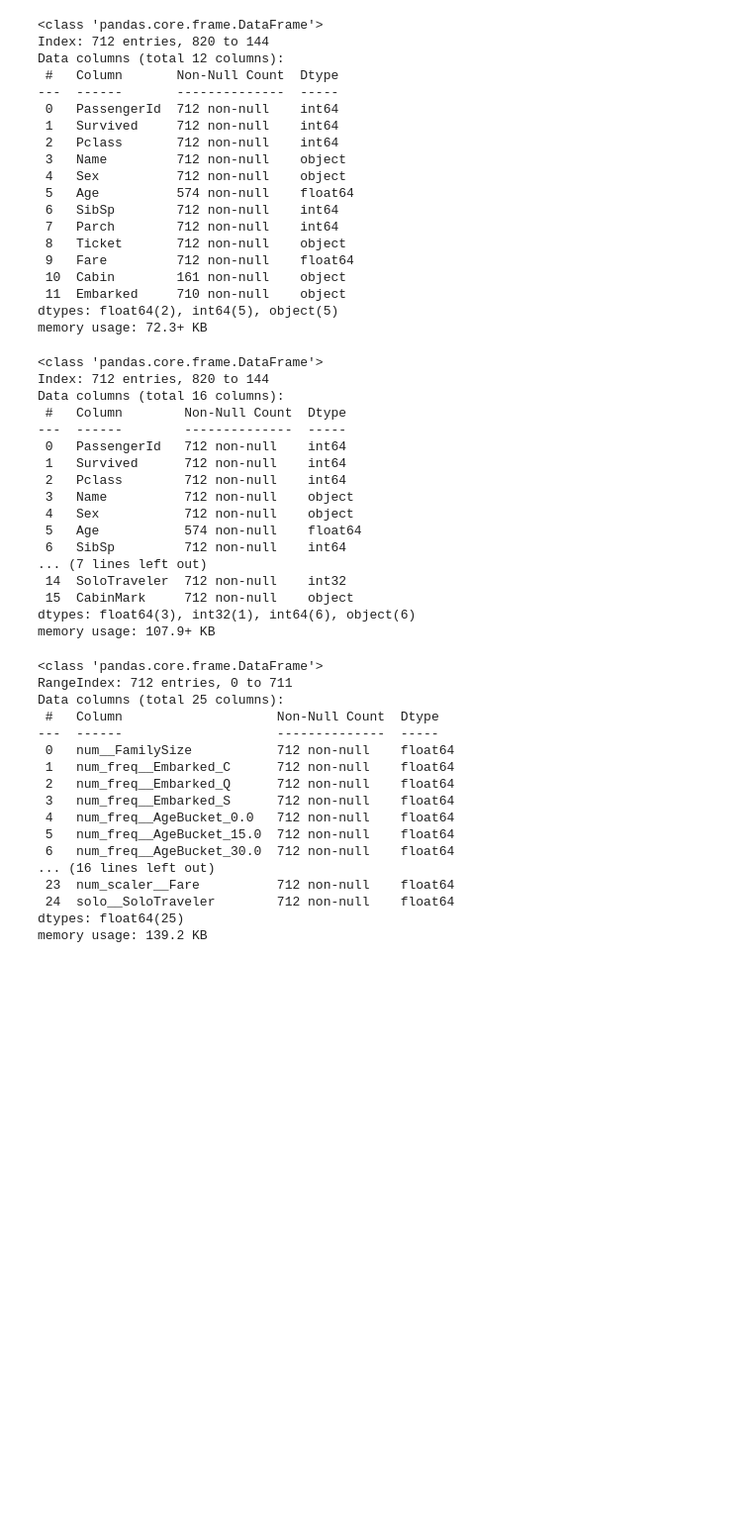
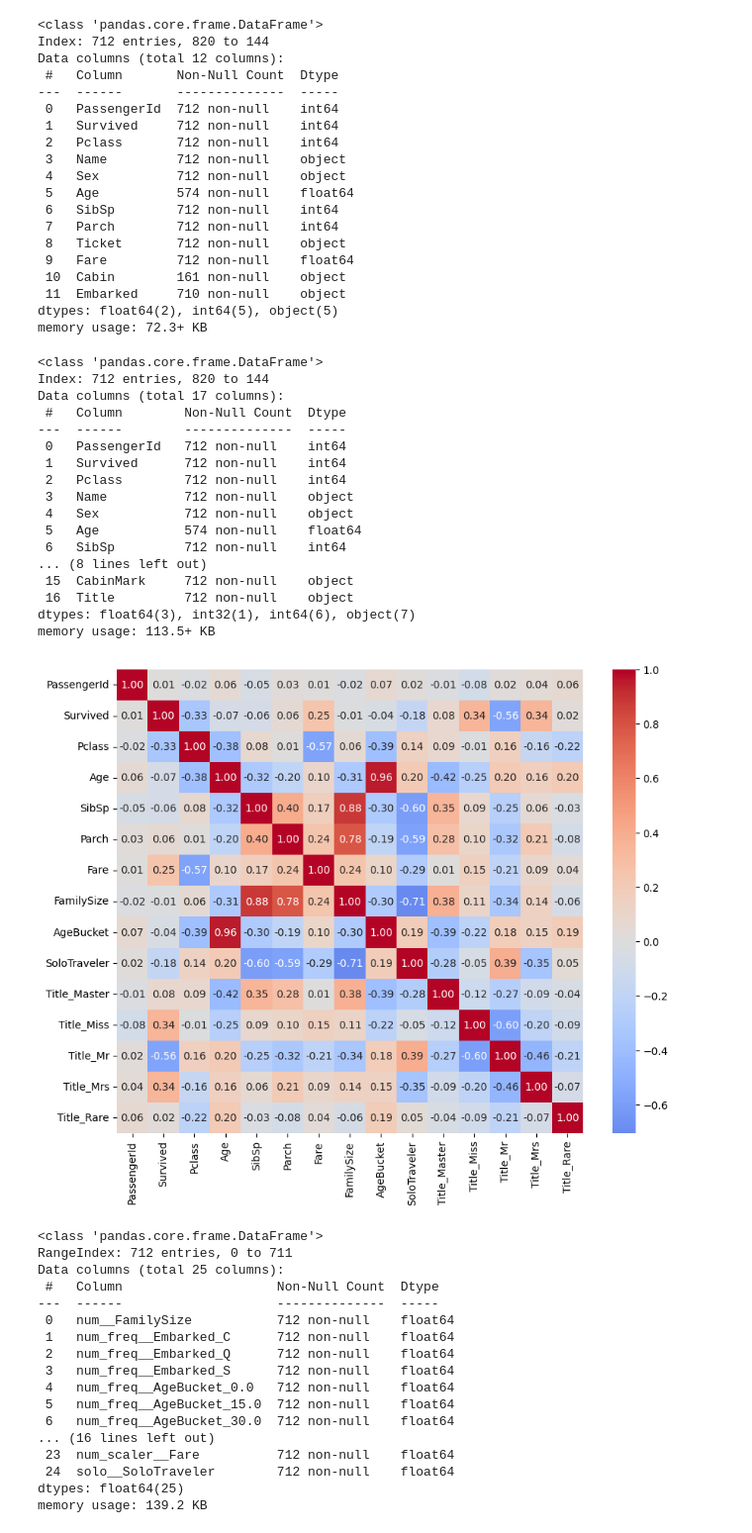
Before and after one commit to sieugene/handson-ml3, a Jupyter notebook: ch3/exercises/3.ipynb, the cells around one changed output. Shown at 99% size. Cells and saved outputs as stored; diff of their text form; code cells hidden in the pictures; blank space fills up the shorter version.

Commit message:
feat : person status feature, find Correlation

```diff
--- a/ch3/exercises/3.ipynb
+++ b/ch3/exercises/3.ipynb
@@ -45,20 +45,41 @@ memory usage: 72.3+ KB
 # %%
 # Feature engineering
 
+
 def isSoloTraveler(data_split):
-	return ((data_split["SibSp"] == 0) & (data_split["Parch"] == 0)).astype(int)
+    return ((data_split["SibSp"] == 0) & (data_split["Parch"] == 0)).astype(int)
+
 
 def createCabinMark(data_split):
-	# Fill all like {}
-	result = pd.Series([set()] * len(data_split), index=data_split.index)
-	condition = (data_split["Cabin"].notnull())
-	filtered = data_split[condition]["Cabin"]
-	formatted = filtered.str.split(" ")
-	# Fill only not null
-	result.loc[condition] = formatted.apply(
-        lambda x: set(item[0] for item in x)
-    )
-	return result
+    # Fill all like {}
+    result = pd.Series([set()] * len(data_split), index=data_split.index)
+    condition = data_split["Cabin"].notnull()
+    filtered = data_split[condition]["Cabin"]
+    formatted = filtered.str.split(" ")
+    # Fill only not null
+    result.loc[condition] = formatted.apply(lambda x: set(item[0] for item in x))
+    return result
+
+
+# Extract potential title/status identifiers from Name
+def createPersonTitles(data_split):
+    rare_titles = [
+        "Rev",
+        "Capt",
+        "Major",
+        "Mme",
+        "Sir",
+        "Don",
+        "Mlle",
+        "Lady",
+        "Jonkheer",
+        "Dr",
+        "Col",
+        "the Countess",
+    ]
+    titles = data_split["Name"].str.split("[,.]").apply(lambda x: x[1]).str.strip()
+    # group extracted titles into a cleaner Title feature
+    return titles.replace(rare_titles, "Rare")
 
 
 train_data["FamilySize"] = train_data["SibSp"] + train_data["Parch"]
@@ -73,11 +94,14 @@ test_data["SoloTraveler"] = isSoloTraveler(test_data)
 train_data["CabinMark"] = createCabinMark(train_data)
 test_data["CabinMark"] = createCabinMark(test_data)
 
+train_data["Title"] = createPersonTitles(train_data)
+test_data["Title"] = createPersonTitles(test_data)
+
 train_data.info()
 # %% [output]
 <class 'pandas.core.frame.DataFrame'>
 Index: 712 entries, 820 to 144
-Data columns (total 16 columns):
+Data columns (total 17 columns):
  #   Column        Non-Null Count  Dtype
 ---  ------        --------------  -----
  0   PassengerId   712 non-null    int64
@@ -87,11 +111,29 @@ Data columns (total 16 columns):
  4   Sex           712 non-null    object
  5   Age           574 non-null    float64
  6   SibSp         712 non-null    int64
-... (7 lines left out)
- 14  SoloTraveler  712 non-null    int32
+... (8 lines left out)
  15  CabinMark     712 non-null    object
-dtypes: float64(3), int32(1), int64(6), object(6)
-memory usage: 107.9+ KB
+ 16  Title         712 non-null    object
+dtypes: float64(3), int32(1), int64(6), object(7)
+memory usage: 113.5+ KB
+# %%
+# Find Correlation
+
+import seaborn as sns
+import matplotlib.pyplot as plt
+
+# One-hot encode Title: convert categories into separate 0/1 columns
+title_dummies = pd.get_dummies(train_data['Title'], prefix='Title')
+
+# select_dtypes(include='number') keeps only numeric columns (drops raw strings like Name, Sex, Ticket, Cabin, Title)
+# then concat adds back our encoded Title columns
+combined = pd.concat([train_data.select_dtypes(include='number'), title_dummies], axis=1)
+
+plt.figure(figsize=(10, 8))
+sns.heatmap(combined.corr(), annot=True, cmap="coolwarm", center=0, fmt='.2f')
+plt.show()
+# %% [output]
+[figure, added]
 # %%
 # Custom Transformers
 
```
